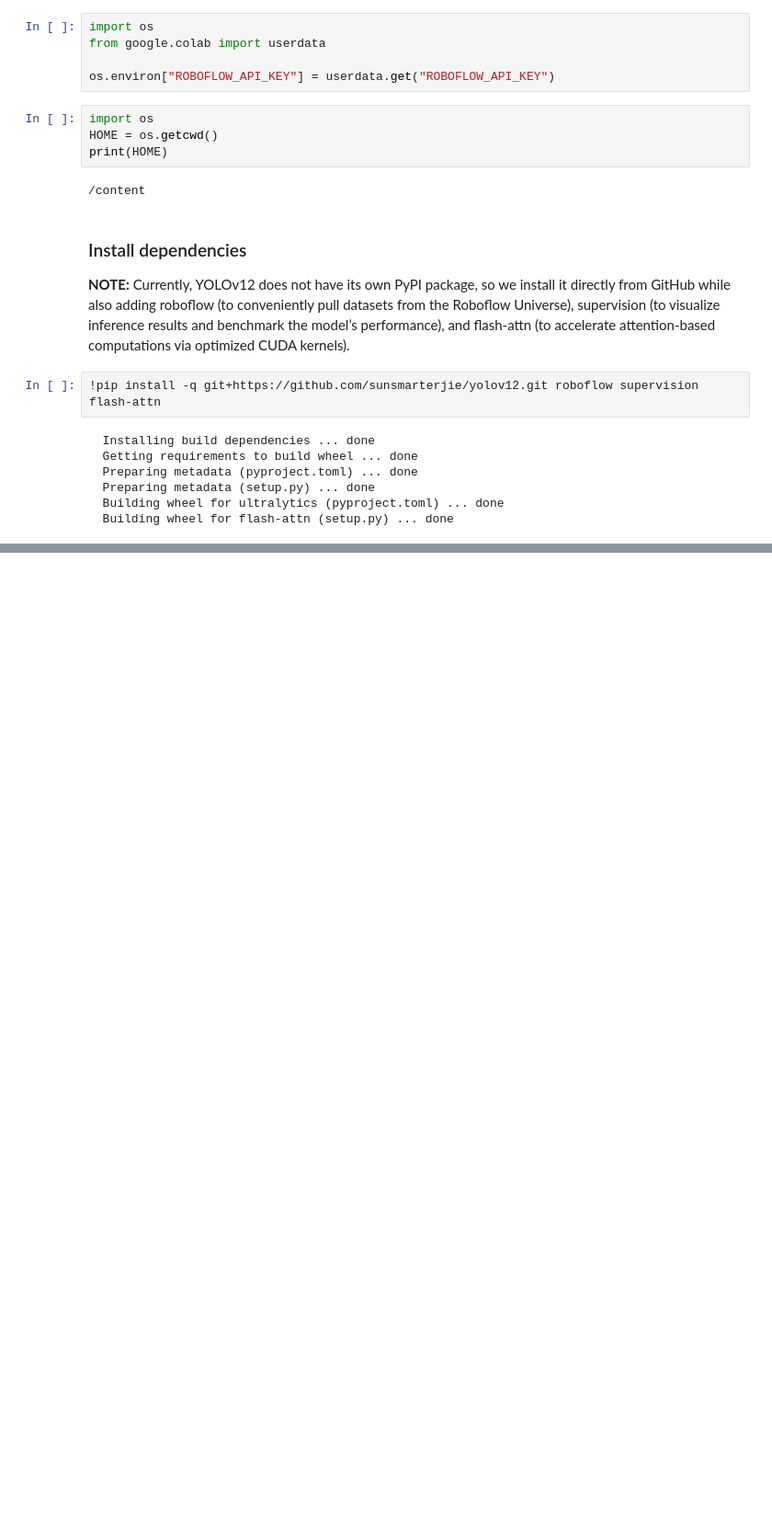
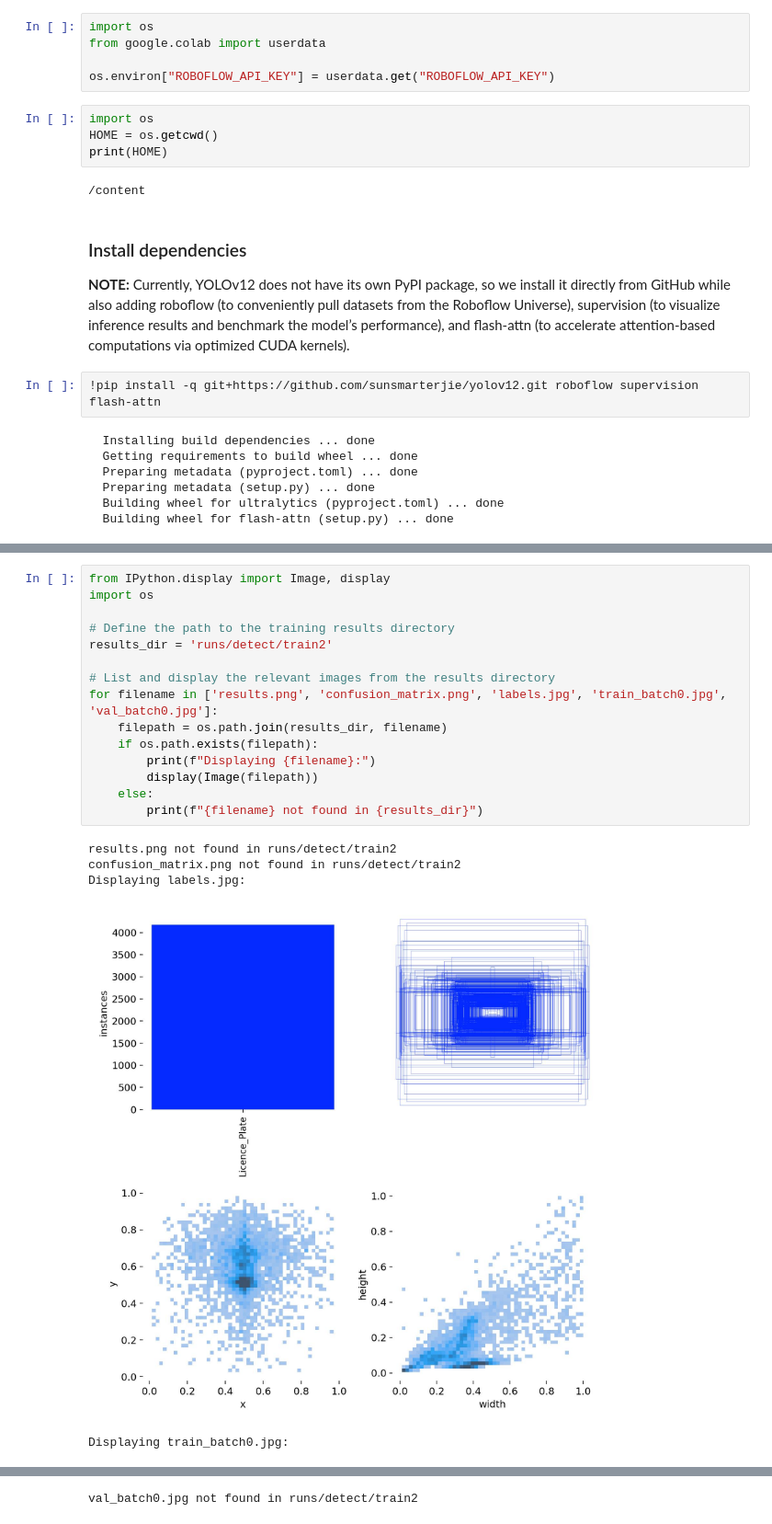
Before and after one commit to Cadcom/Cadcom, a Jupyter notebook: notebooks/train-yolov12-object-detection-model.ipynb, the cells around one changed output, grey strips where cells are left out. Shown at 92% size. Drawn from its saved outputs; the diff is of its cells as text; blank space fills up the shorter version.

```diff
--- a/notebooks/train-yolov12-object-detection-model.ipynb
+++ b/notebooks/train-yolov12-object-detection-model.ipynb
@@ -31,0 +58,21 @@ print(HOME)
+# %%
+from IPython.display import Image, display
+import os
+
+# Define the path to the training results directory
+results_dir = 'runs/detect/train2'
+
+# List and display the relevant images from the results directory
+for filename in ['results.png', 'confusion_matrix.png', 'labels.jpg', 'train_batch0.jpg', 'val_batch0.jpg']:
+    filepath = os.path.join(results_dir, filename)
+    if os.path.exists(filepath):
+        print(f"Displaying {filename}:")
+        display(Image(filepath))
+    else:
+        print(f"{filename} not found in {results_dir}")
+# %% [output]
+results.png not found in runs/detect/train2
+confusion_matrix.png not found in runs/detect/train2
+Displaying labels.jpg:
+[figure, added]
+Displaying train_batch0.jpg:
@@ -31,0 +80 @@ print(HOME)
+val_batch0.jpg not found in runs/detect/train2
```
Also changed, not shown: parts of 3 cells of this notebook.
